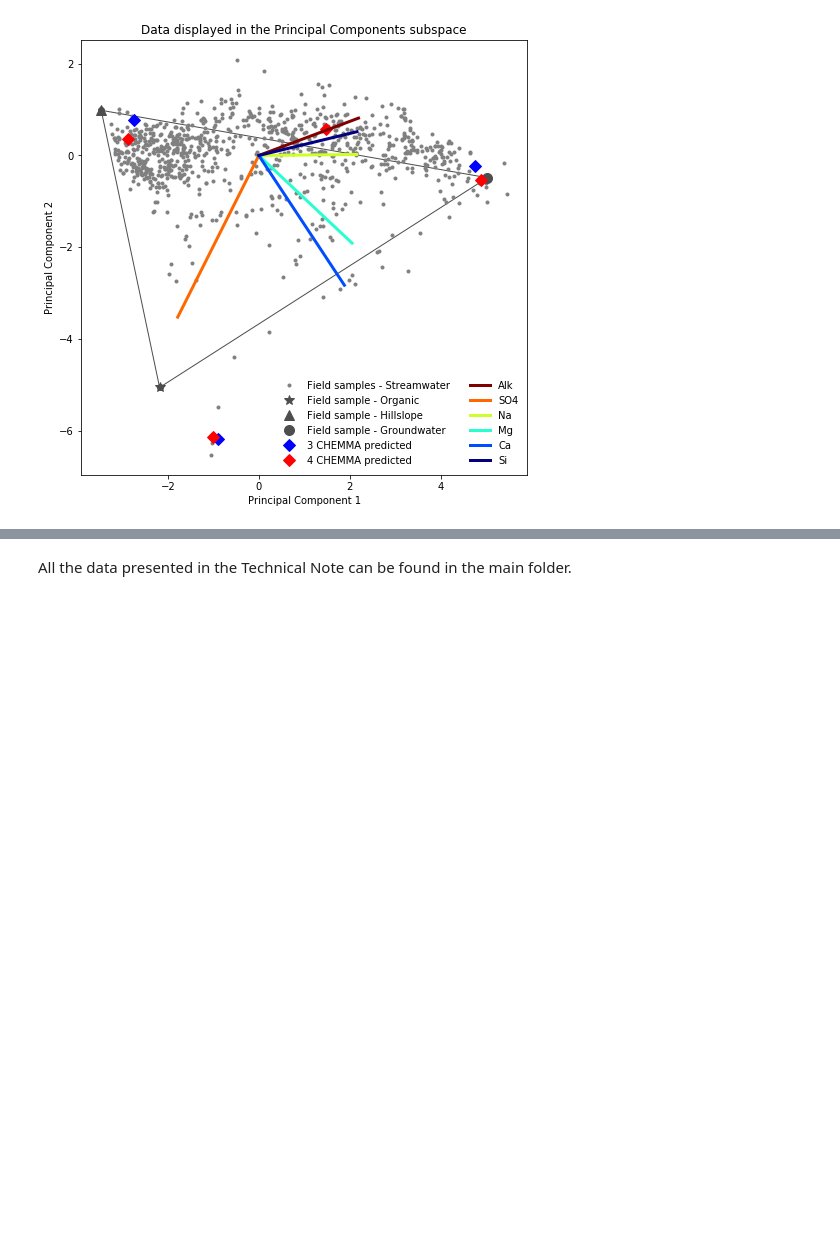
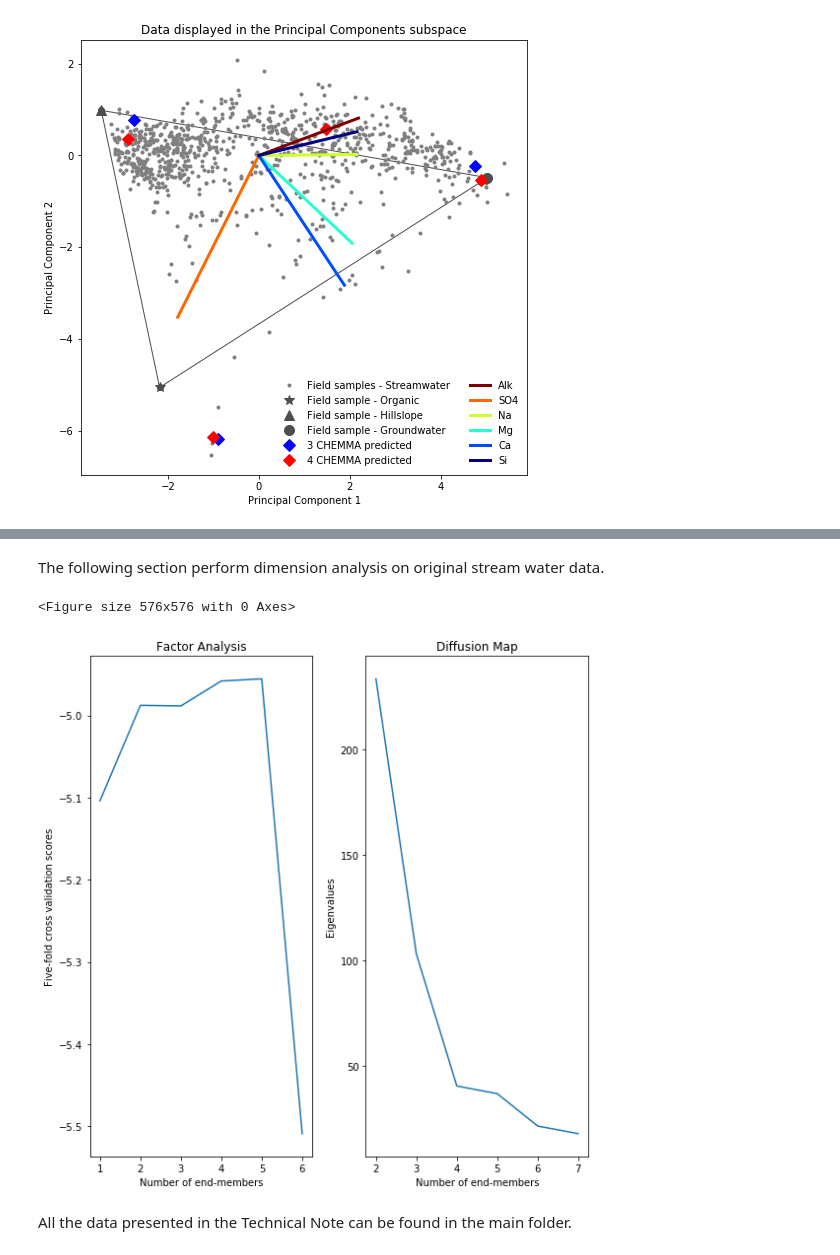
Before and after one commit to Estherrrrrxu/CHEMMA, a Jupyter notebook: CHEMMA.ipynb, the cells around one changed output, grey strips where cells are left out. Saved outputs shown, nothing was run; the diff lists cells and outputs as text; code cells hidden in the pictures; blank space fills up the shorter version.

```diff
--- a/CHEMMA.ipynb
+++ b/CHEMMA.ipynb
@@ -336,2 +395,29 @@ In obervational space, the means are:
+# %% [markdown]
+The following section perform dimension analysis on original stream water data.
+# %%
+# ==============================
+# for CV data analysis part
+# ==============================
+score_c = []
+for n_comp in range(6):
+    fa = FactorAnalysis(n_components=n_comp + 1)
+    score_c.append(np.mean(cross_val_score(fa,X)))
+score_c = np.array(score_c)
+plt.figure()
+fig,ax = plt.subplots(1,2)
+ax[0].plot((np.arange(6)+1),score_c)
+ax[0].set_xlabel("Number of end-members")
+ax[0].set_ylabel("Five-fold cross validation scores")
+ax[0].set_title("Factor Analysis")
+kpca = KernelPCA(kernel = "rbf").fit(X)
+eigvals = kpca.lambdas_
+ax[1].plot((np.arange(6)+2),eigvals[0:6])
+ax[1].set_xlabel("Number of end-members")
+ax[1].set_ylabel("Eigenvalues")
+ax[1].set_title("Diffusion Map")
+fig.tight_layout()
+# %% [output]
+<Figure size 576x576 with 0 Axes>
+[figure, added]
 # %% [markdown]
 All the data presented in the Technical Note can be found in the main folder.
```
Also changed, not shown: parts of 13 cells of this notebook.
